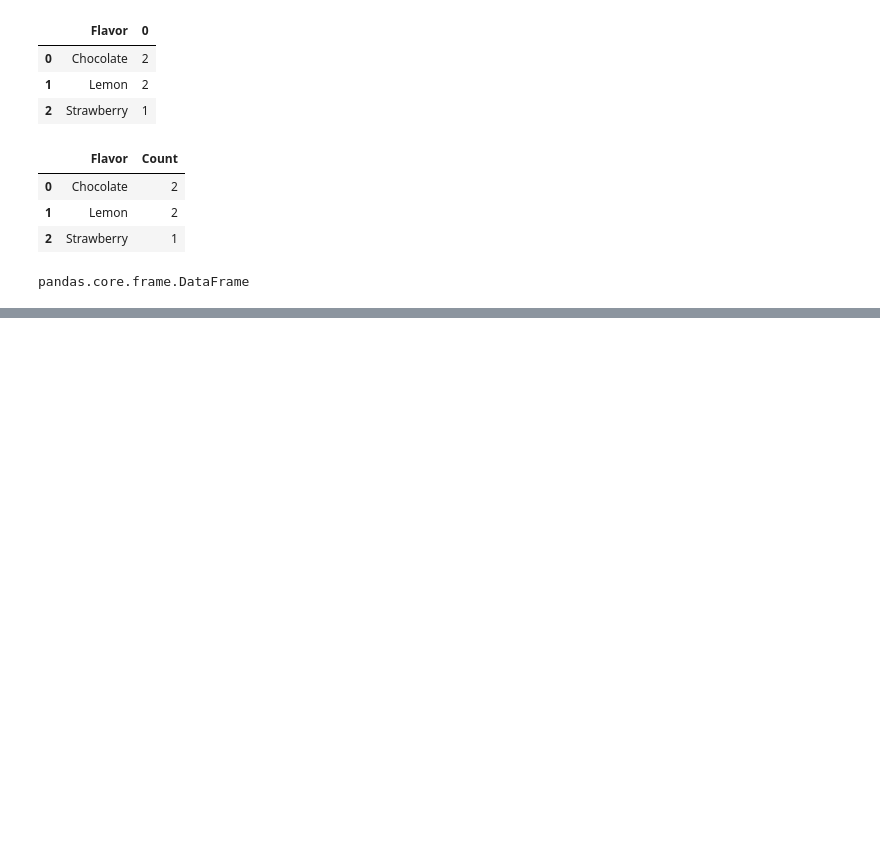
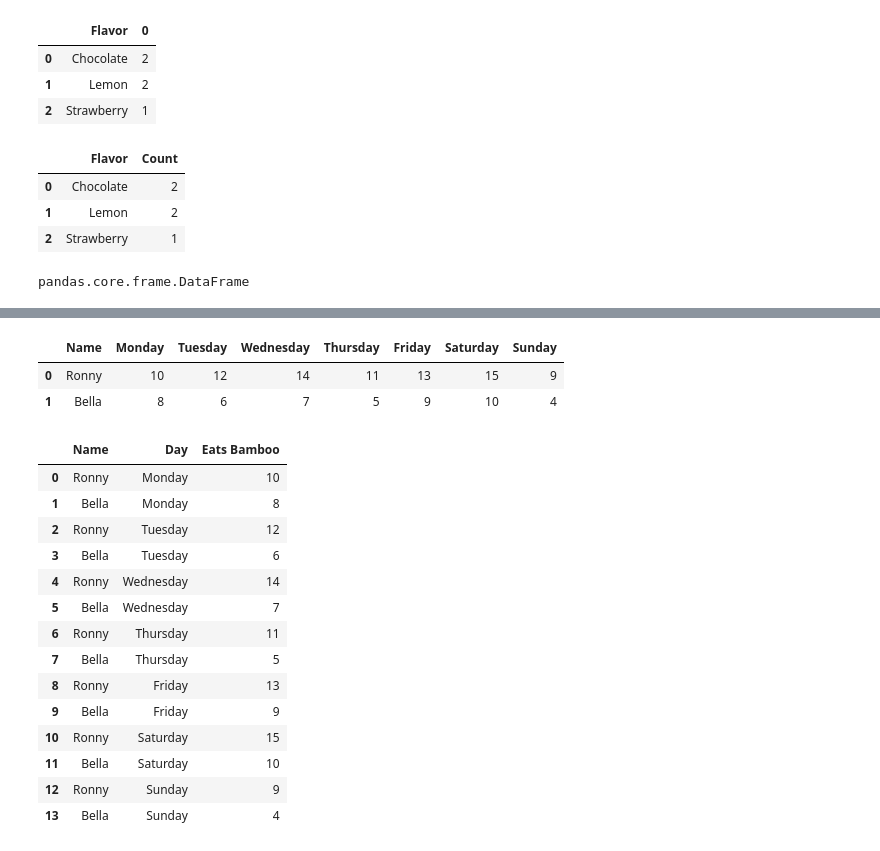
Before and after one commit to srinivasskc/my_datascience_journal, a Jupyter notebook: pandas_notebook.ipynb, the cells around one changed output, grey strips where cells are left out. Drawn from its saved outputs; the diff is of its cells as text; code cells hidden in the pictures; blank space fills up the shorter version.

Commit message:
melt,pivot,datetime

```diff
--- a/pandas_notebook.ipynb
+++ b/pandas_notebook.ipynb
@@ -1732,0 +1813,42 @@ pandas.core.frame.DataFrame
+# %%
+data_panda_eat = {"Name": ["Ronny", "Bella"],
+                 "Monday": [10,8],
+                 "Tuesday": [12, 6],
+                 "Wednesday": [14, 7],
+                 "Thursday": [11, 5],
+                 "Friday" : [13, 9],
+                 "Saturday": [15, 10],
+                 "Sunday": [9, 4]}
+
+data_panda_eat
+
+df_panda_eat = pd.DataFrame(data_panda_eat)
+df_panda_eat
+# %% [output]
+|  | Name | Monday | Tuesday | Wednesday | Thursday | Friday | Saturday | Sunday |
+| 0 | Ronny | 10 | 12 | 14 | 11 | 13 | 15 | 9 |
+| 1 | Bella | 8 | 6 | 7 | 5 | 9 | 10 | 4 |
+# %%
+# Using melt() to reshape the DataFrame
+# melt() - dataframe, column you want to keep as identifier, columns you want to melt, name for the melted column, name for the melted values.
+
+
+melt_df_panda_eat = pd.melt(df_panda_eat, id_vars=["Name"], value_vars=["Monday", "Tuesday", "Wednesday", "Thursday", "Friday", "Saturday", "Sunday"], var_name="Day", value_name="Eats Bamboo")
+
+melt_df_panda_eat
+# %% [output]
+|  | Name | Day | Eats Bamboo |
+| 0 | Ronny | Monday | 10 |
+| 1 | Bella | Monday | 8 |
+| 2 | Ronny | Tuesday | 12 |
+| 3 | Bella | Tuesday | 6 |
+| 4 | Ronny | Wednesday | 14 |
+| 5 | Bella | Wednesday | 7 |
+| 6 | Ronny | Thursday | 11 |
+| 7 | Bella | Thursday | 5 |
+| 8 | Ronny | Friday | 13 |
+| 9 | Bella | Friday | 9 |
+| 10 | Ronny | Saturday | 15 |
+| 11 | Bella | Saturday | 10 |
+| 12 | Ronny | Sunday | 9 |
+| 13 | Bella | Sunday | 4 |
```
Also changed, not shown: parts of 19 cells of this notebook.
